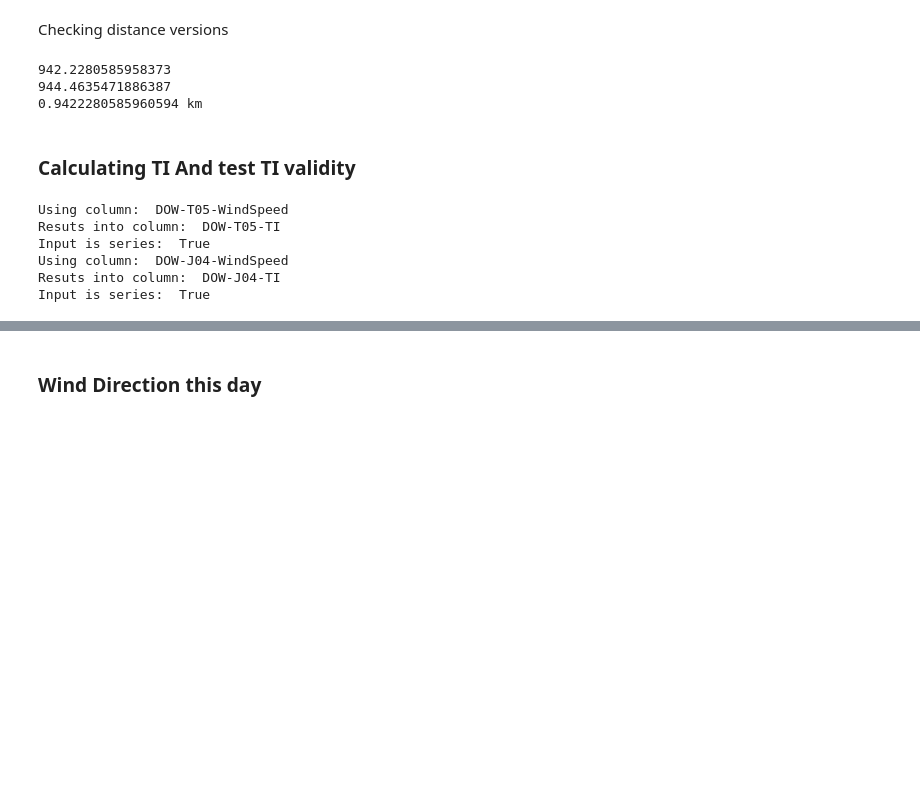
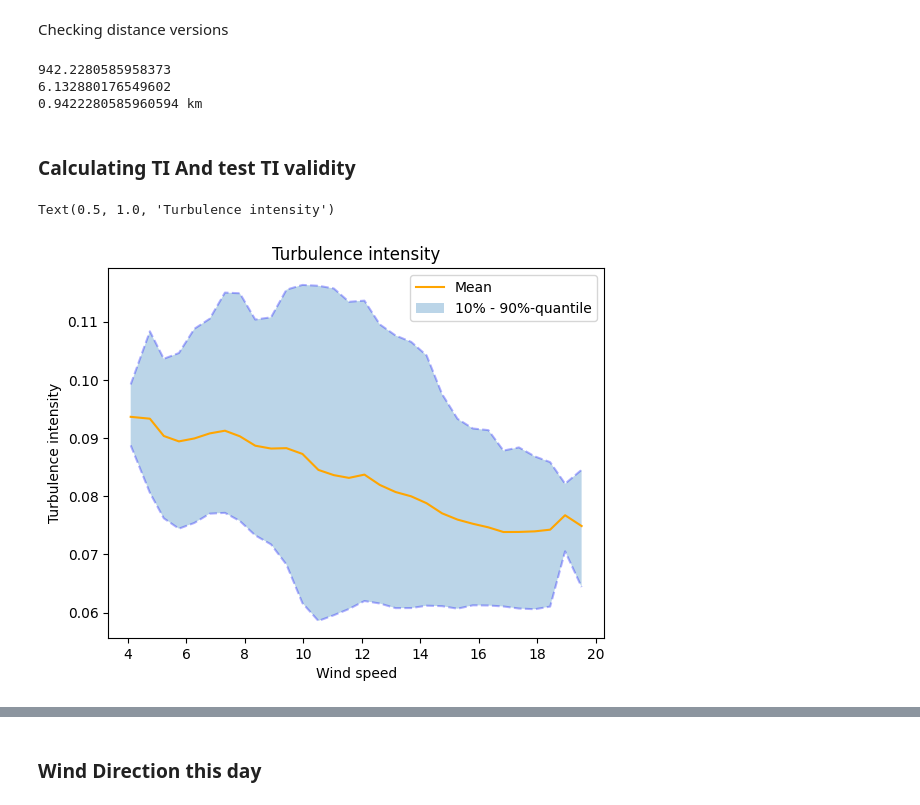
Before and after one commit to sondretb/Master-thesis---Wake-Scada-integration, a Jupyter notebook: pre_data_analysis.ipynb, the cells around one changed output, grey strips where cells are left out. Saved outputs shown, nothing was run; the diff lists cells and outputs as text; code cells hidden in the pictures; blank space fills up the shorter version.

```diff
--- a/pre_data_analysis.ipynb
+++ b/pre_data_analysis.ipynb
@@ -244,6 +240,11 @@ pivot_df = timestamp_to_datetime_index(pivot_df)
 
 J04_raw_ws = pivot_df['DOW-J04-WindSpeed'].dropna()
 T05_raw_ws = pivot_df['DOW-T05-WindSpeed'].dropna()
+J05_raw_ws = pivot_df['DOW-J05-WindSpeed'].dropna()
+K05_raw_ws = pivot_df['DOW-K05-WindSpeed'].dropna()
+L05_raw_ws = pivot_df['DOW-L05-WindSpeed'].dropna()
+L04_raw_ws = pivot_df['DOW-L04-WindSpeed'].dropna()
+
 
 pivot_df = data['RAW_ActivePower_DOW_4_Nov_2023'].pivot(index='source_timestamp', columns='tag', values='double_value')
 pivot_df = pivot_df.reset_index()
@@ -275,25 +276,55 @@ h4 = (53.261054, 1.430149)
 h3 = (53.266246, 1.418953)
 
 print(get_distance_from_names('H03', 'H04'))
-print(distance(H03, H04).meters)
+print(distance(H03, H04).meters/154)
 print(great_circle(h3, h4))
 # %% [output]
 942.2280585958373
-944.4635471886387
+6.132880176549602
 0.9422280585960594 km
 # %% [markdown]
 ### Calculating TI And test TI validity
-# %%
-
-T05_TI = calculate_TI(ws_df=T05_raw_ws)
-J04_TI = calculate_TI(ws_df=J04_raw_ws)
-# %% [output]
-Using column:  DOW-T05-WindSpeed
-Resuts into column:  DOW-T05-TI
-Input is series:  True
-Using column:  DOW-J04-WindSpeed
-Resuts into column:  DOW-J04-TI
-Input is series:  True
+# %%
+#Please excuse the horrible coding, i was in a rush.
+
+T05_TI = calculate_TI(ws_df=T05_raw_ws)
+J04_TI = calculate_TI(ws_df=J04_raw_ws)
+J05_TI = calculate_TI(ws_df=J05_raw_ws)
+K05_TI = calculate_TI(ws_df=K05_raw_ws)
+L05_TI = calculate_TI(ws_df=L05_raw_ws)
+L04_TI = calculate_TI(ws_df=L04_raw_ws)
+
+ti_ws_plotter = pd.merge(J04_raw_ws, J04_TI, on='timestamp', how='outer').dropna()
+
+
+ti_ws_addon = pd.merge(T05_raw_ws, T05_TI, on='timestamp', how='outer').dropna().rename(columns={'DOW-T05-WindSpeed':'DOW-J04-WindSpeed', 'DOW-T05-TI':'DOW-J04-TI'})
+ti_ws_addon1 = pd.merge(J05_raw_ws, J05_TI, on='timestamp', how='outer').dropna().rename(columns={'DOW-J05-WindSpeed':'DOW-J04-WindSpeed', 'DOW-J05-TI':'DOW-J04-TI'})
+ti_ws_addon2 = pd.merge(K05_raw_ws, K05_TI, on='timestamp', how='outer').dropna().rename(columns={'DOW-K05-WindSpeed':'DOW-J04-WindSpeed', 'DOW-K05-TI':'DOW-J04-TI'})
+ti_ws_addon3 = pd.merge(L05_raw_ws, L05_TI, on='timestamp', how='outer').dropna().rename(columns={'DOW-L05-WindSpeed':'DOW-J04-WindSpeed', 'DOW-L05-TI':'DOW-J04-TI'})
+ti_ws_addon4 = pd.merge(L04_raw_ws, L04_TI, on='timestamp', how='outer').dropna().rename(columns={'DOW-L04-WindSpeed':'DOW-J04-WindSpeed', 'DOW-L04-TI':'DOW-J04-TI'})
+
+
+ti_ws_plotter =  pd.concat([ti_ws_plotter, ti_ws_addon1, ti_ws_addon2, ti_ws_addon3, ti_ws_addon4], ignore_index=True)
+ti_ws_plotter['ws_bins'] = pd.cut(ti_ws_plotter['DOW-J04-WindSpeed'], 30)
+
+ws_x = ti_ws_plotter.groupby('ws_bins', observed=True)['DOW-J04-WindSpeed'].mean()
+mean = ti_ws_plotter.groupby('ws_bins', observed=True)['DOW-J04-TI'].mean()
+quantile1 = ti_ws_plotter.groupby('ws_bins', observed=True)['DOW-J04-TI'].quantile(0.10)
+quantile3 = ti_ws_plotter.groupby('ws_bins', observed=True)['DOW-J04-TI'].quantile(0.90)
+
+
+plt.plot(ws_x, mean, label='Mean', color='orange')
+plt.plot(ws_x, quantile1, 'blue', linestyle='--',alpha=0.3)
+plt.plot(ws_x, quantile3, 'blue', linestyle='--',alpha=0.3)
+plt.fill_between(ws_x, quantile1, quantile3 ,alpha=0.3, label='10% - 90%-quantile')
+
+plt.ylabel('Turbulence intensity')
+plt.xlabel('Wind speed')
+plt.legend()
+plt.title('Turbulence intensity')
+# %% [output]
+Text(0.5, 1.0, 'Turbulence intensity')
+[figure, added]
 # %%
 merge_test = pd.DataFrame({J04_TI.name: J04_TI.dropna(), T05_TI.name:T05_TI.dropna()})
 merge_test_10_min_avg = merge_test.resample('10min').mean().dropna()
```
Also changed, not shown: parts of 15 cells of this notebook, 10 other files.
